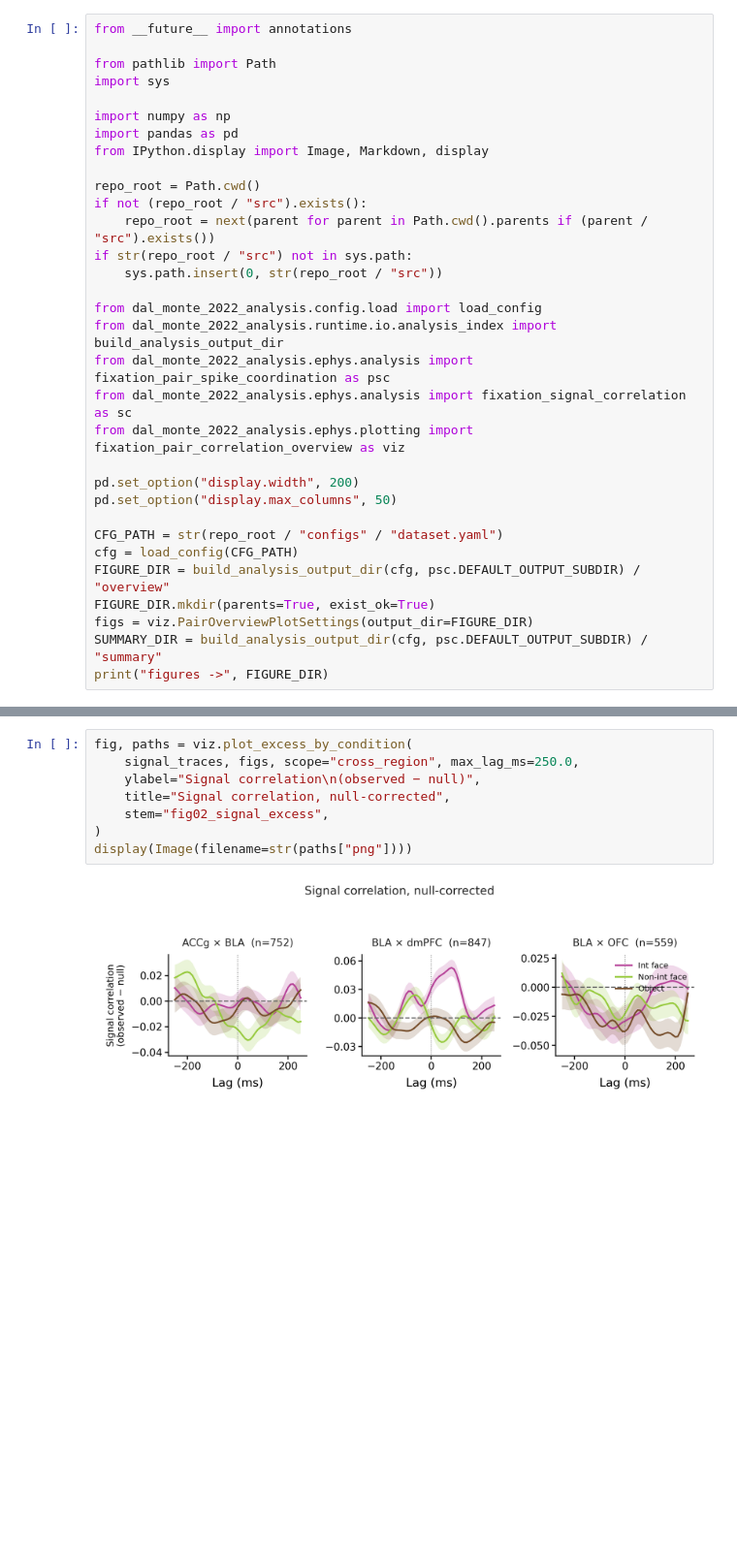
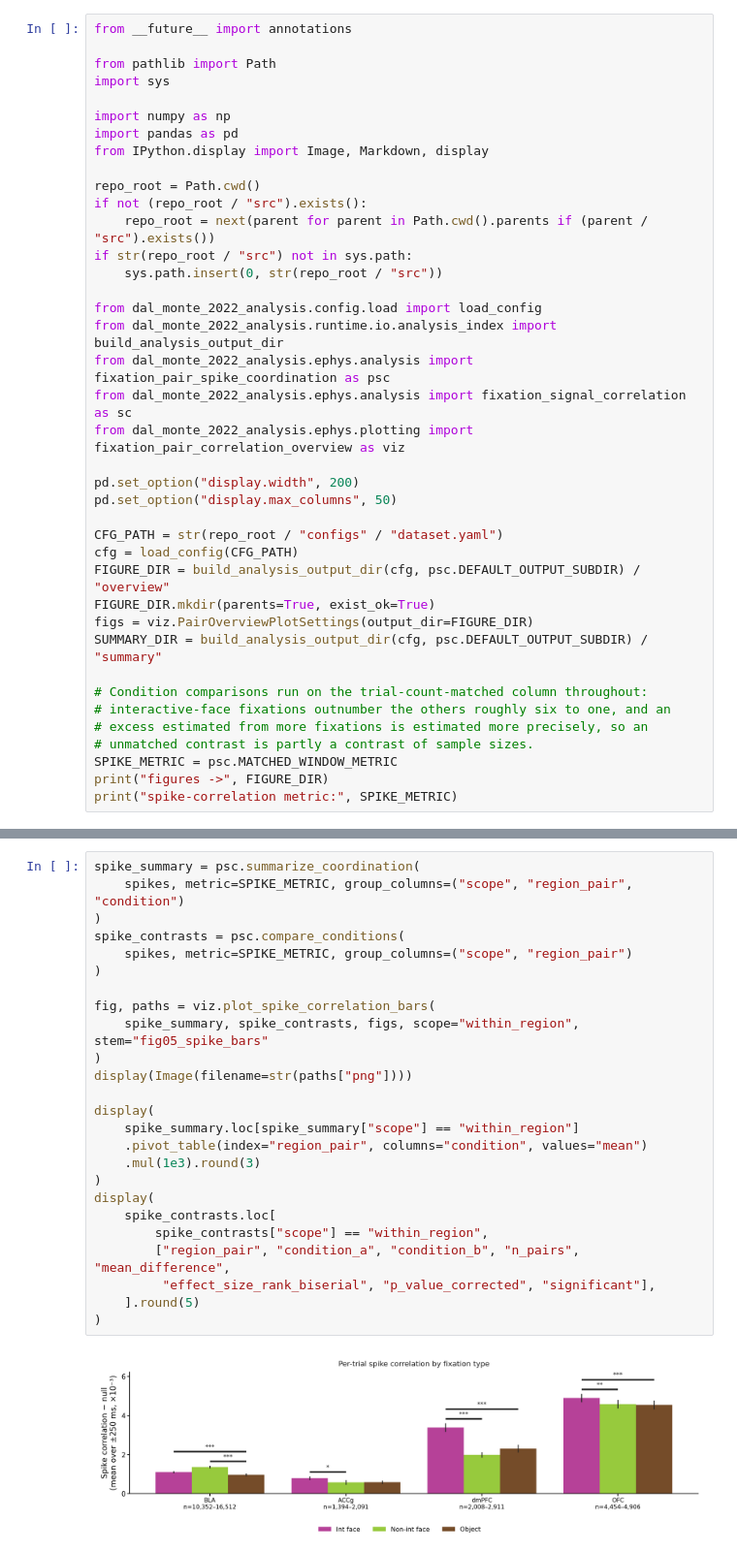
Before and after one commit to gprabaha/dal_monte_2022_analysis, a Jupyter notebook: notebooks/pair_correlation_overview/pair_correlation_overview.ipynb, the cells around one changed output, grey strips where cells are left out. Shown at 97% size. Drawn from its saved outputs; the diff is of its cells as text; blank space fills up the shorter version.

```diff
--- a/notebooks/pair_correlation_overview/pair_correlation_overview.ipynb
+++ b/notebooks/pair_correlation_overview/pair_correlation_overview.ipynb
@@ -193,6 +373,13 @@ FIGURE_DIR = build_analysis_output_dir(cfg, psc.DEFAULT_OUTPUT_SUBDIR) / "overvi
 FIGURE_DIR.mkdir(parents=True, exist_ok=True)
 figs = viz.PairOverviewPlotSettings(output_dir=FIGURE_DIR)
 SUMMARY_DIR = build_analysis_output_dir(cfg, psc.DEFAULT_OUTPUT_SUBDIR) / "summary"
+
+# Condition comparisons run on the trial-count-matched column throughout:
+# interactive-face fixations outnumber the others roughly six to one, and an
+# excess estimated from more fixations is estimated more precisely, so an
+# unmatched contrast is partly a contrast of sample sizes.
+SPIKE_METRIC = psc.MATCHED_WINDOW_METRIC
 print("figures ->", FIGURE_DIR)
+print("spike-correlation metric:", SPIKE_METRIC)
 # %% [output]
 figures -> /gpfs/milgram/pi/chang/pg496/repositories/local_data/dal_monte_2022/analysis_outputs/ephys/psth/fixation_pair_spike_coordination/overview
@@ -349,10 +562,27 @@ Only BLA × ACCg, BLA × dmPFC and BLA × OFC are populated enough to report.
 # %%
-fig, paths = viz.plot_excess_by_condition(
-    signal_traces, figs, scope="cross_region", max_lag_ms=250.0,
-    ylabel="Signal correlation\n(observed − null)",
-    title="Signal correlation, null-corrected",
-    stem="fig02_signal_excess",
+spike_summary = psc.summarize_coordination(
+    spikes, metric=SPIKE_METRIC, group_columns=("scope", "region_pair", "condition")
+)
+spike_contrasts = psc.compare_conditions(
+    spikes, metric=SPIKE_METRIC, group_columns=("scope", "region_pair")
+)
+
+fig, paths = viz.plot_spike_correlation_bars(
+    spike_summary, spike_contrasts, figs, scope="within_region", stem="fig05_spike_bars"
 )
 display(Image(filename=str(paths["png"])))
+
+display(
+    spike_summary.loc[spike_summary["scope"] == "within_region"]
+    .pivot_table(index="region_pair", columns="condition", values="mean")
+    .mul(1e3).round(3)
+)
+display(
+    spike_contrasts.loc[
+        spike_contrasts["scope"] == "within_region",
+        ["region_pair", "condition_a", "condition_b", "n_pairs", "mean_difference",
+         "effect_size_rank_biserial", "p_value_corrected", "significant"],
+    ].round(5)
+)
 # %% [output]
-[figure, old version]
+[figure, new version]
```
Also changed, not shown: parts of 26 cells of this notebook, 1 other file.
